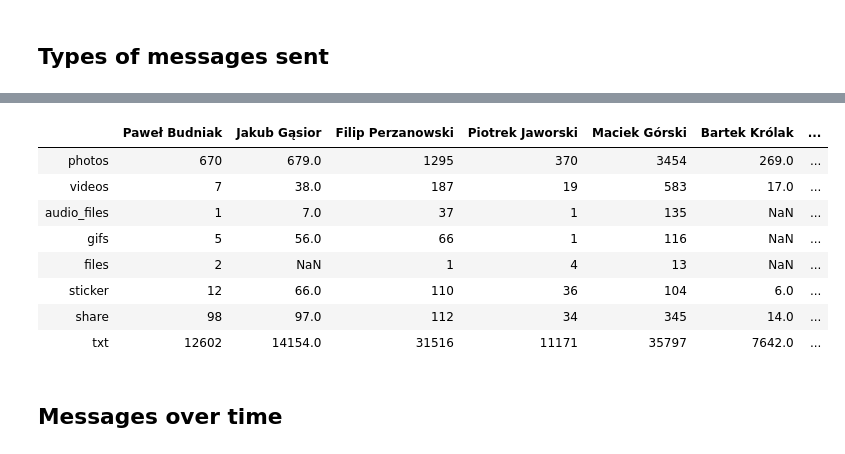
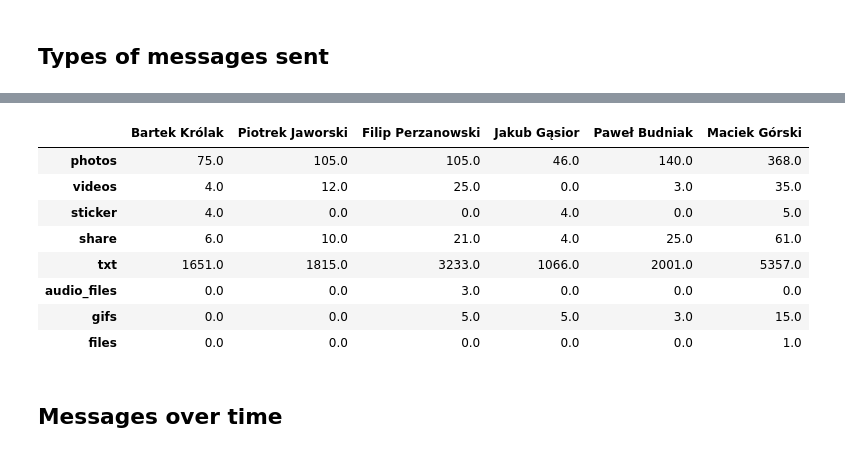
Before and after one commit to PawelBudniak/Messenger-chat-analysis, a Jupyter notebook: messenger_stats_plotly.ipynb, the cells around one changed output, grey strips where cells are left out. Drawn from its saved outputs; the diff is of its cells as text; code cells hidden in the pictures.

```diff
--- a/messenger_stats_plotly.ipynb
+++ b/messenger_stats_plotly.ipynb
@@ -13,7 +13,7 @@ import plotly.express as px
 
 init_notebook_mode(connected=True)
 
-PATH = r'D:\facebook 08.06.2020\wypakowane\inbox\gadzetyinspektora_9ZWCplP1iw'
+PATH = r'C:\messenger data\facebook-100002163210723\messages\inbox\gadzetyinspektora_9ZWCplP1iw'
 
 chat = stats.load_from_path(PATH)
 # %% [markdown]
@@ -197,17 +221,17 @@ fig.show()
 # %% [output]
 [interactive output not drawn]
 # %%
-pd.DataFrame(stats.get_msg_types(chat, include_txt = True))
+pd.DataFrame(stats.get_msg_types(chat, include_txt = True)).fillna(0)
 # %% [output]
-|  | Paweł Budniak | Jakub Gąsior | Filip Perzanowski | Piotrek Jaworski | Maciek Górski | Bartek Królak | ... |
-| photos | 670 | 679.0 | 1295 | 370 | 3454 | 269.0 | ... |
-| videos | 7 | 38.0 | 187 | 19 | 583 | 17.0 | ... |
-| audio_files | 1 | 7.0 | 37 | 1 | 135 | NaN | ... |
-| gifs | 5 | 56.0 | 66 | 1 | 116 | NaN | ... |
-| files | 2 | NaN | 1 | 4 | 13 | NaN | ... |
-| sticker | 12 | 66.0 | 110 | 36 | 104 | 6.0 | ... |
-| share | 98 | 97.0 | 112 | 34 | 345 | 14.0 | ... |
-| txt | 12602 | 14154.0 | 31516 | 11171 | 35797 | 7642.0 | ... |
+|  | Bartek Królak | Piotrek Jaworski | Filip Perzanowski | Jakub Gąsior | Paweł Budniak | Maciek Górski |
+| photos | 75.0 | 105.0 | 105.0 | 46.0 | 140.0 | 368.0 |
+| videos | 4.0 | 12.0 | 25.0 | 0.0 | 3.0 | 35.0 |
+| sticker | 4.0 | 0.0 | 0.0 | 4.0 | 0.0 | 5.0 |
+| share | 6.0 | 10.0 | 21.0 | 4.0 | 25.0 | 61.0 |
+| txt | 1651.0 | 1815.0 | 3233.0 | 1066.0 | 2001.0 | 5357.0 |
+| audio_files | 0.0 | 0.0 | 3.0 | 0.0 | 0.0 | 0.0 |
+| gifs | 0.0 | 0.0 | 5.0 | 5.0 | 3.0 | 15.0 |
+| files | 0.0 | 0.0 | 0.0 | 0.0 | 0.0 | 1.0 |
 # %% [markdown]
 ## Messages over time
 # %%
```
Also changed, not shown: parts of 13 cells of this notebook, 1 other file.
